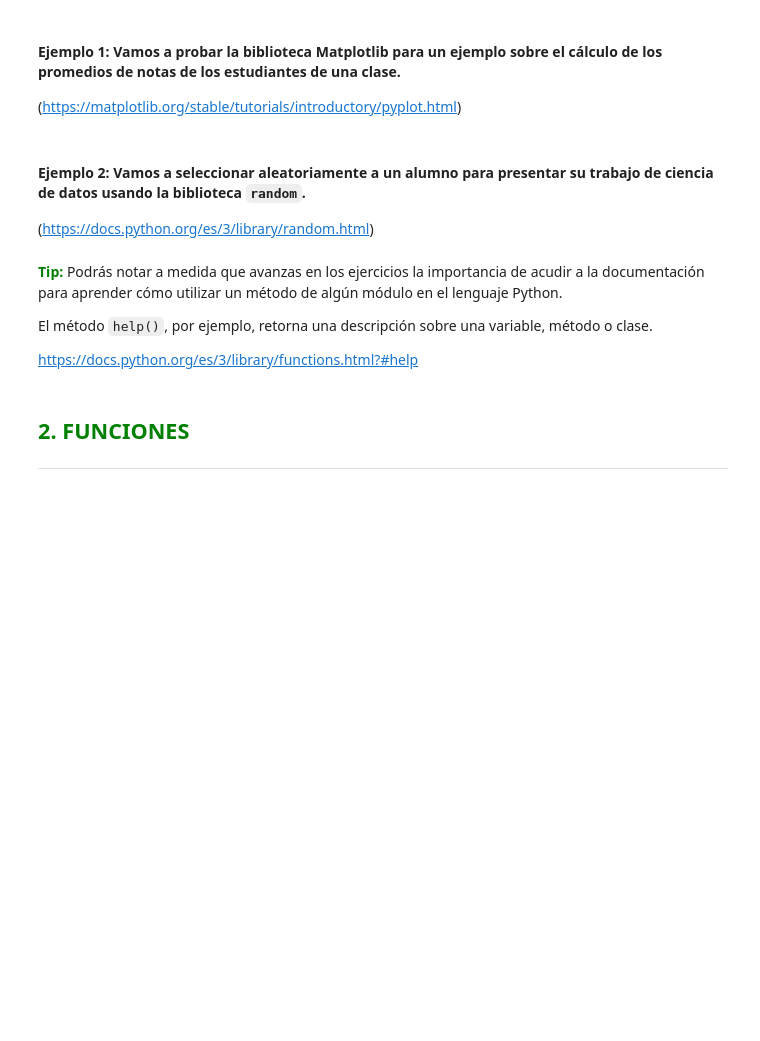
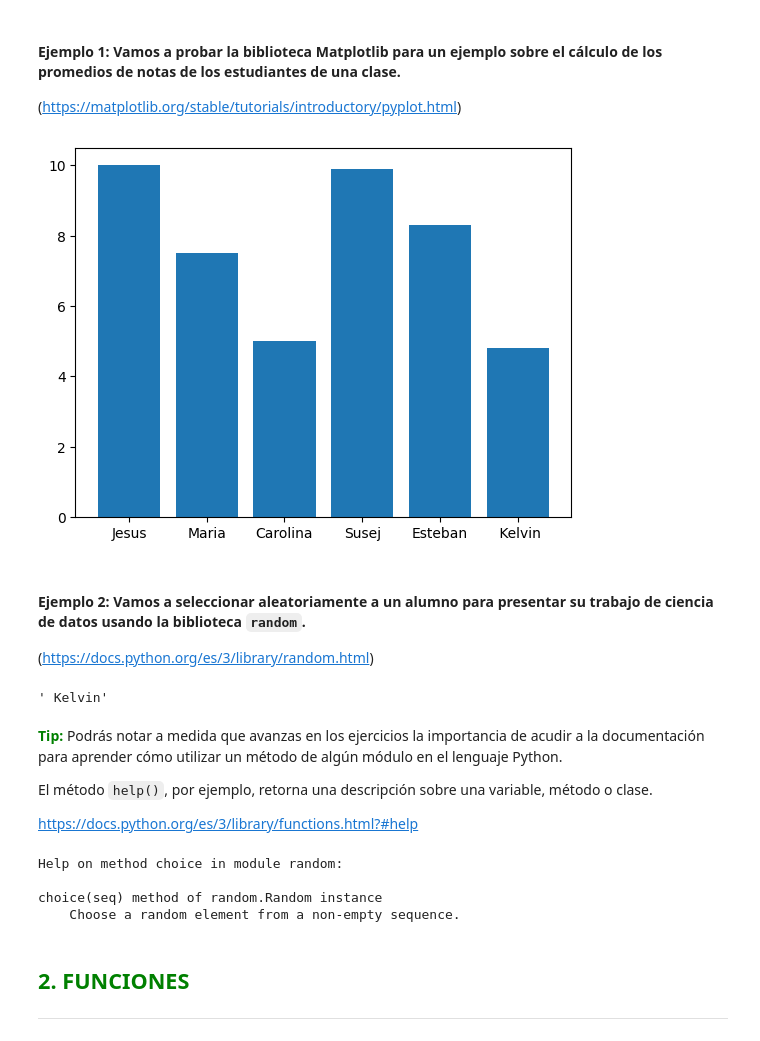
Before and after one commit to JesusN94/Practicando_python_para_data_science, a Jupyter notebook: Python_para_Data_Science.ipynb, the cells around one changed output. Saved outputs shown, nothing was run; the diff lists cells and outputs as text; code cells hidden in the pictures; blank space fills up the shorter version.

```diff
--- a/Python_para_Data_Science.ipynb
+++ b/Python_para_Data_Science.ipynb
@@ -48,6 +52,14 @@ import matplotlib
 #### Ejemplo 1: Vamos a probar la biblioteca Matplotlib para un ejemplo sobre el cálculo de los promedios de notas de los estudiantes de una clase.
 
 (https://matplotlib.org/stable/tutorials/introductory/pyplot.html)
+# %%
+estudiantes = ['Jesus', 'Maria', 'Carolina', 'Susej', 'Esteban', ' Kelvin']
+notas = [ 10, 7.5, 5, 9.9, 8.3, 4.8]
+# %%
+plt.bar(estudiantes, notas)
+plt.show()
+# %% [output]
+[figure, added]
 # %% [markdown]
 #### Ejemplo 2: Vamos a seleccionar aleatoriamente a un alumno para presentar su trabajo de ciencia de datos usando la biblioteca `random`.
 
@@ -55,9 +69,21 @@ import matplotlib
+# %%
+estudiantes_2 = ['Jesus', 'Maria', 'Carolina', 'Susej', 'Esteban', ' Kelvin']
+random.choice(estudiantes_2)
+# %% [output]
+' Kelvin'
 # %% [markdown]
 <font color=green>**Tip:**</font> Podrás notar a medida que avanzas en los ejercicios la importancia de acudir a la documentación para aprender cómo utilizar un método de algún módulo en el lenguaje Python.
 
 El método `help()`, por ejemplo, retorna una descripción sobre una variable, método o clase.
 
 https://docs.python.org/es/3/library/functions.html?#help
+# %%
+help(random.choice)
+# %% [output]
+Help on method choice in module random:
+
+choice(seq) method of random.Random instance
+    Choose a random element from a non-empty sequence.
 # %% [markdown]
 ## <font color=green> 2. FUNCIONES
 ---
```
Also changed, not shown: parts of 4 cells of this notebook.
